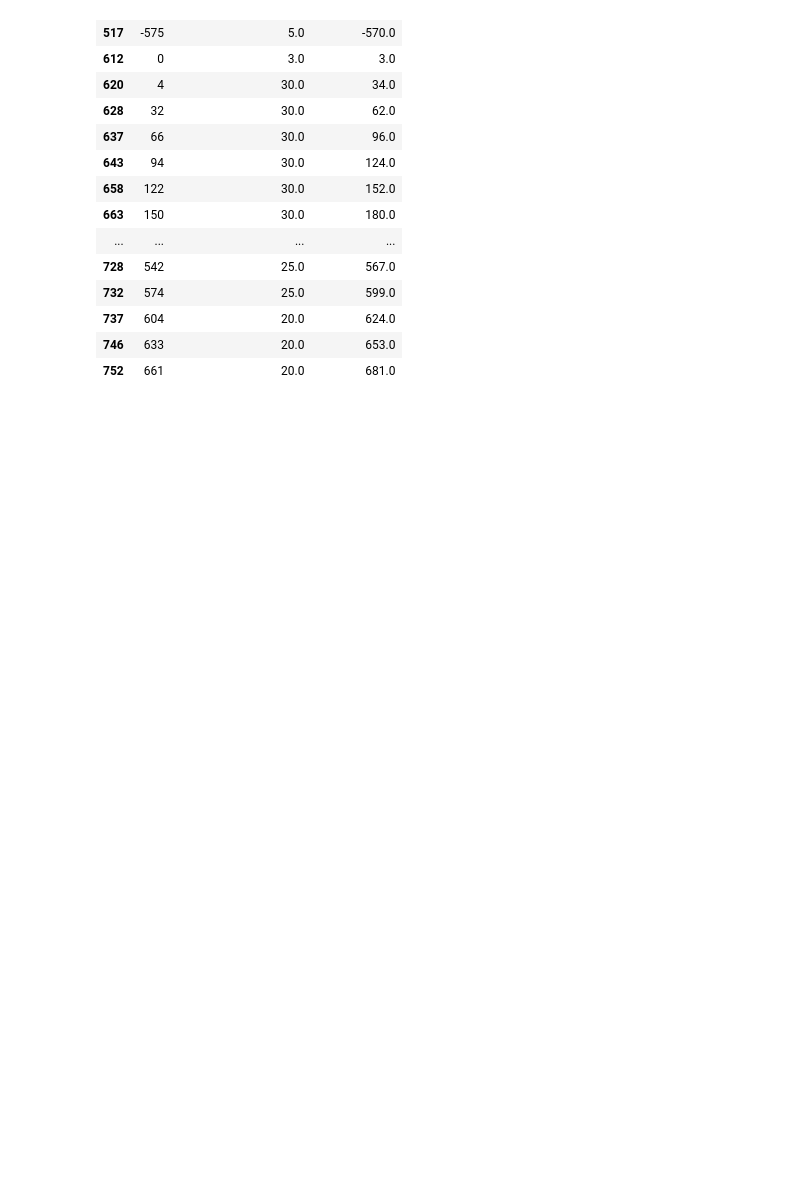
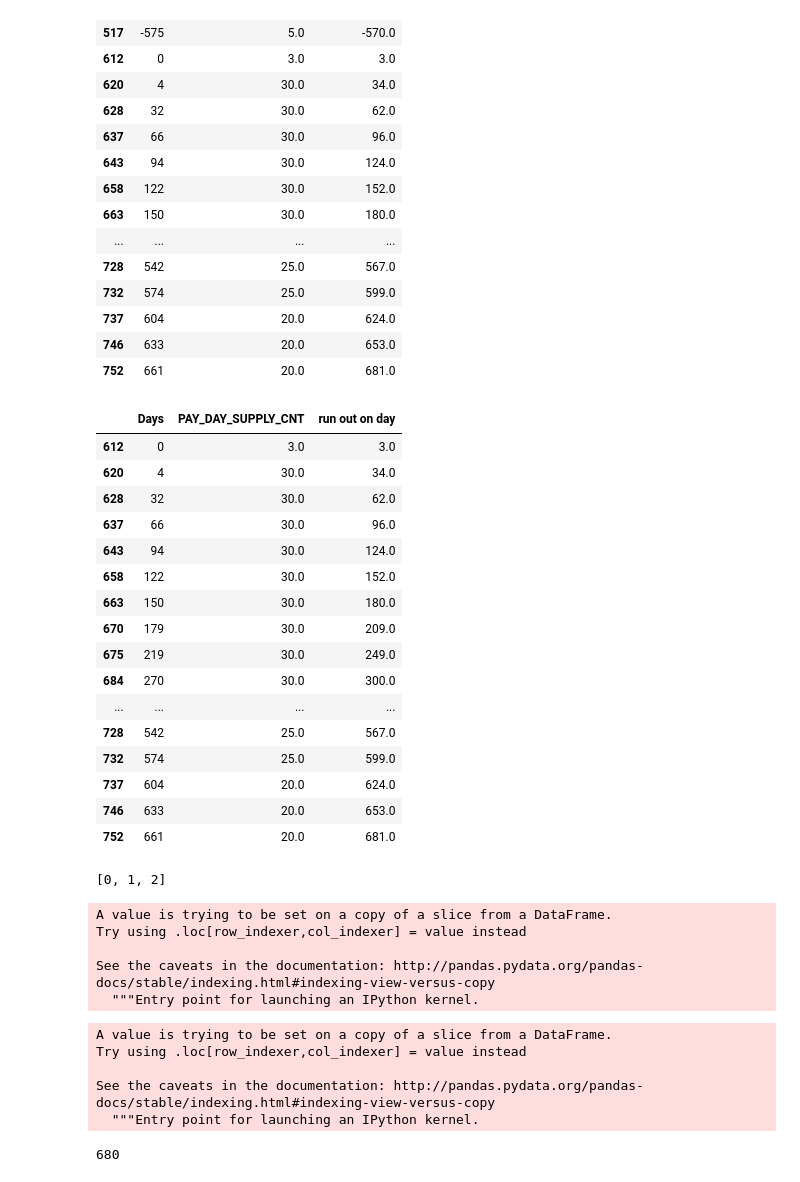
Before and after one commit to chenson2018/Humana-Mays-Competition, a Jupyter notebook: Exploration.ipynb, the cells around one changed output. Saved outputs shown, nothing was run; the diff lists cells and outputs as text; code cells hidden in the pictures; blank space fills up the shorter version.

```diff
--- a/Exploration.ipynb
+++ b/Exploration.ipynb
@@ -422,3 +424,36 @@ example
 | 737 | 604 | 20.0 | 624.0 |
 | 746 | 633 | 20.0 | 653.0 |
 | 752 | 661 | 20.0 | 681.0 |
+# %%
+example = example[example["Days"] >= 0]
+example
+# %% [output]
+|  | Days | PAY_DAY_SUPPLY_CNT | run out on day |
+| 612 | 0 | 3.0 | 3.0 |
+| 620 | 4 | 30.0 | 34.0 |
+| 628 | 32 | 30.0 | 62.0 |
+| 637 | 66 | 30.0 | 96.0 |
+| 643 | 94 | 30.0 | 124.0 |
+| 658 | 122 | 30.0 | 152.0 |
+| 663 | 150 | 30.0 | 180.0 |
+| 670 | 179 | 30.0 | 209.0 |
+| 675 | 219 | 30.0 | 249.0 |
+| 684 | 270 | 30.0 | 300.0 |
+| ... | ... | ... | ... |
+| 728 | 542 | 25.0 | 567.0 |
+| 732 | 574 | 25.0 | 599.0 |
+| 737 | 604 | 20.0 | 624.0 |
+| 746 | 633 | 20.0 | 653.0 |
+| 752 | 661 | 20.0 | 681.0 |
+# %%
+list(range(0,3))
+# %% [output]
+[0, 1, 2]
+# %%
+example['has drug'] = list(zip(example['Days'].astype(int),example['run out on day'].astype(int)))
+# %% [output]
+A value is trying to be set on a copy of a slice from a DataFrame.
+Try using .loc[row_indexer,col_indexer] = value instead
+
+See the caveats in the documentation: http://pandas.pydata.org/pandas-docs/stable/indexing.html#indexing-view-versus-copy
+  """Entry point for launching an IPython kernel.
@@ -424,0 +463,8 @@ example
+# %%
+example['range'] = example['has drug'].apply(drug_range_range)
+# %% [output]
+A value is trying to be set on a copy of a slice from a DataFrame.
+Try using .loc[row_indexer,col_indexer] = value instead
+
+See the caveats in the documentation: http://pandas.pydata.org/pandas-docs/stable/indexing.html#indexing-view-versus-copy
+  """Entry point for launching an IPython kernel.
@@ -424,0 +473,4 @@ example
+# %%
+max(has_drug_list)
+# %% [output]
+680
```
Also changed, not shown: parts of 8 cells of this notebook.
